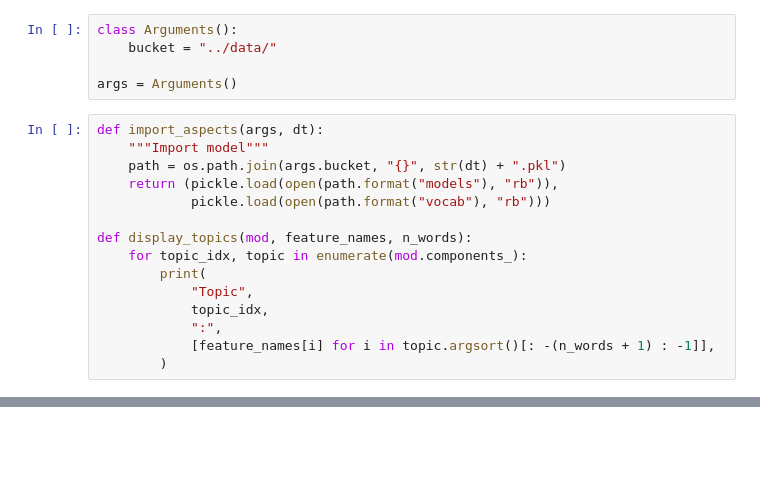
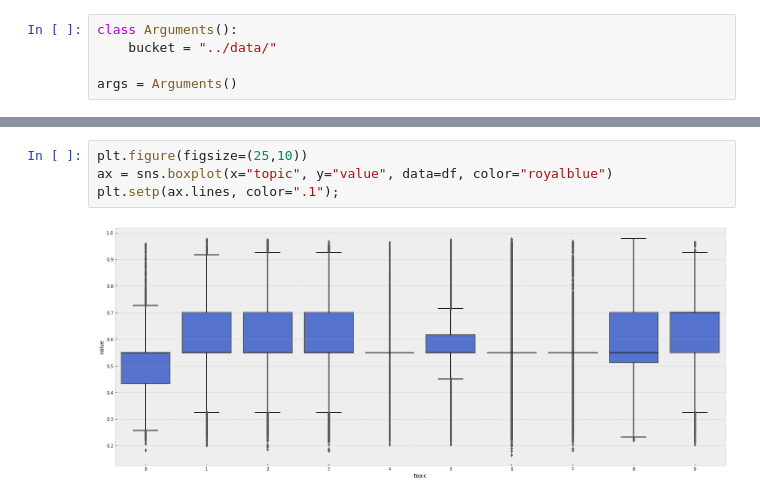
Before and after one commit to watson-sam/loveisland, a Jupyter notebook: notebooks/Topic Models.ipynb, the cells around one changed output, grey strips where cells are left out. Saved outputs shown, nothing was run; the diff lists cells and outputs as text; blank space fills up the shorter version.

```diff
--- a/notebooks/Topic Models.ipynb
+++ b/notebooks/Topic Models.ipynb
@@ -7,18 +67,3 @@ class Arguments():
     bucket = "../data/"
 
 args = Arguments()
-# %%
-def import_aspects(args, dt):
-    """Import model"""
-    path = os.path.join(args.bucket, "{}", str(dt) + ".pkl")
-    return (pickle.load(open(path.format("models"), "rb")),
-            pickle.load(open(path.format("vocab"), "rb")))
-
-def display_topics(mod, feature_names, n_words):
-    for topic_idx, topic in enumerate(mod.components_):
-        print(
-            "Topic",
-            topic_idx,
-            ":",
-            [feature_names[i] for i in topic.argsort()[: -(n_words + 1) : -1]],
-        )
@@ -81,0 +291,6 @@ topic
+# %%
+plt.figure(figsize=(25,10))
+ax = sns.boxplot(x="topic", y="value", data=df, color="royalblue")
+plt.setp(ax.lines, color=".1");
+# %% [output]
+[figure, added]
```
Also changed, not shown: parts of 20 cells of this notebook, 5 other files.
